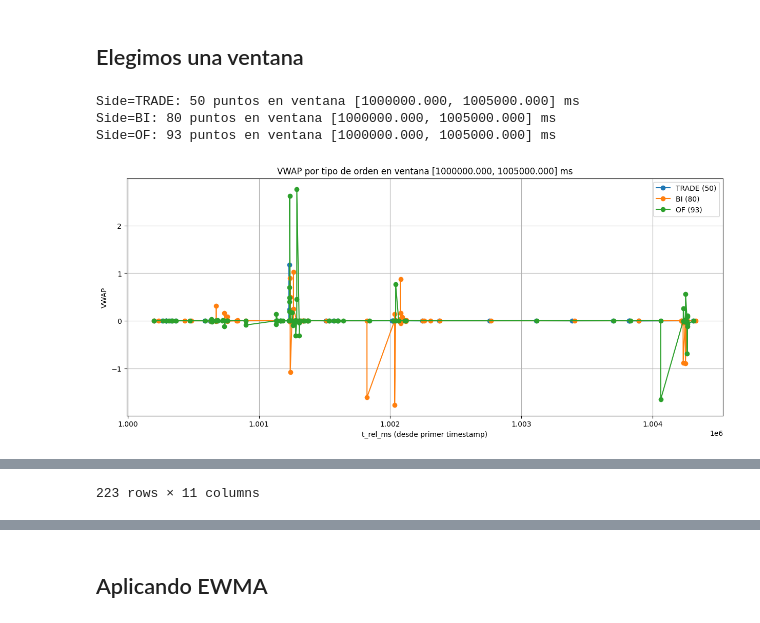
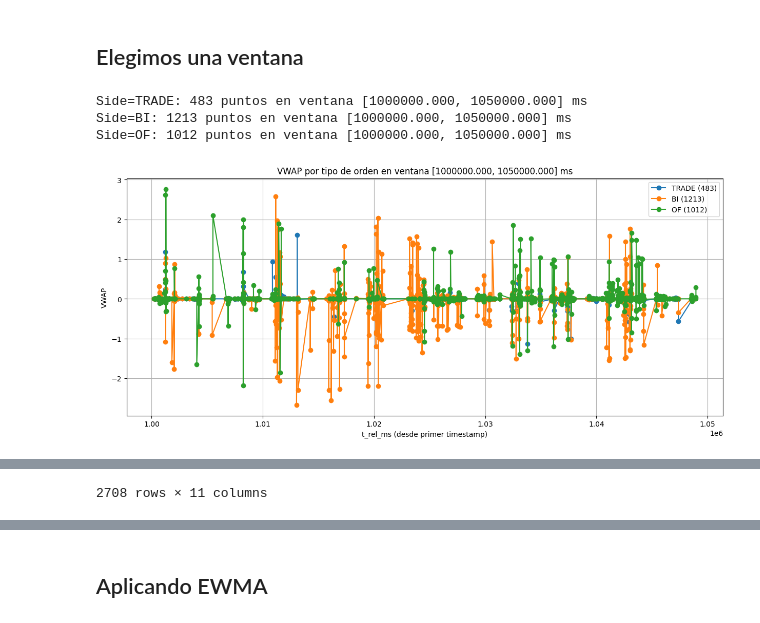
Before and after one commit to lucasbaezmiranda/prob_forecasting_merval, a Jupyter notebook: notebooks/eda_1.ipynb, the cells around one changed output, grey strips where cells are left out. Saved outputs shown, nothing was run; the diff lists cells and outputs as text; code cells hidden in the pictures.

```diff
--- a/notebooks/eda_1.ipynb
+++ b/notebooks/eda_1.ipynb
@@ -5,7 +5,7 @@ import datetime
 import matplotlib.pyplot as plt
 # %%
 
-path = "./market_data/"
+path = "./../market_data/"
 
 # Filtrar solo los archivos que terminan en .csv
 csv_files = [f for f in os.listdir(path) if f.endswith(".csv")]
@@ -229,38 +229,38 @@ def plot_vwap_window_time(df_metrics, t_start_ms=None, t_end_ms=None, window_ms=
     for curr_side in df_win["side"].dropna().unique():
         df_side = df_win[df_win["side"] == curr_side].sort_values("t_rel_ms")
         if sample_step > 1:
             df_side = df_side.iloc[::sample_step, :]
         if 0 < per_side_head_frac < 1:
             n_keep = max(1, int(len(df_side) * per_side_head_frac))
             df_side = df_side.head(n_keep)
         if len(df_side) == 0:
             continue
 
         # imprimir cantidad de puntos
         print(f"Side={curr_side}: {len(df_side)} puntos en ventana [{t_start:.3f}, {t_end:.3f}] ms")
 
         # también mostrarlo en la leyenda
         plt.plot(df_side["t_rel_ms"], df_side["r_instant"], '-o', label=f"{curr_side} ({len(df_side)})")
 
     plt.xlabel("t_rel_ms (desde primer timestamp)")
     plt.ylabel("VWAP")
     plt.title(f"VWAP por tipo de orden en ventana [{t_start:.3f}, {t_end:.3f}] ms")
     plt.legend()
     plt.grid(True)
     plt.show()
 
     return df_win
 
 # Ejemplo de uso
 df_metrics = df_metrics.sort_values("t_rel_ms").reset_index(drop=True)
-df_win = plot_vwap_window_time(df_metrics, t_start_ms=1e6, window_ms=5e3, sample_step=1)
+df_win = plot_vwap_window_time(df_metrics, t_start_ms=1e6, window_ms=5e4, sample_step=1)
 
 df_win
 # %% [output]
-Side=TRADE: 50 puntos en ventana [1000000.000, 1005000.000] ms
-Side=BI: 80 puntos en ventana [1000000.000, 1005000.000] ms
-Side=OF: 93 puntos en ventana [1000000.000, 1005000.000] ms
+Side=TRADE: 483 puntos en ventana [1000000.000, 1050000.000] ms
+Side=BI: 1213 puntos en ventana [1000000.000, 1050000.000] ms
+Side=OF: 1012 puntos en ventana [1000000.000, 1050000.000] ms
-[figure, old version]
+[figure, new version]
 |  | fecha_nano | side | vwap | spread | delta_ns | delta_us | delta_ms | delta_s | t_rel_ms | ts | ... |
 | 21520 | 1747059117710992687 | TRADE | 77180.000000 | 0.000000 | 303310450.0 | 303310.450 | 303.310450 | 0.303310 | 1.000198e+06 | 2025-05-12 14:11:57.710992687 | ... |
 | 21521 | 1747059117713828118 | BI | 77119.021940 | 20.417003 | 2835431.0 | 2835.431 | 2.835431 | 0.002835 | 1.000201e+06 | 2025-05-12 14:11:57.713828118 | ... |
@@ -276,2 +276,2 @@ Side=OF: 93 puntos en ventana [1000000.000, 1005000.000] ms
-223 rows × 11 columns
+2708 rows × 11 columns
 # %%
```
Also changed, not shown: parts of 5 cells of this notebook, 6 other files.
